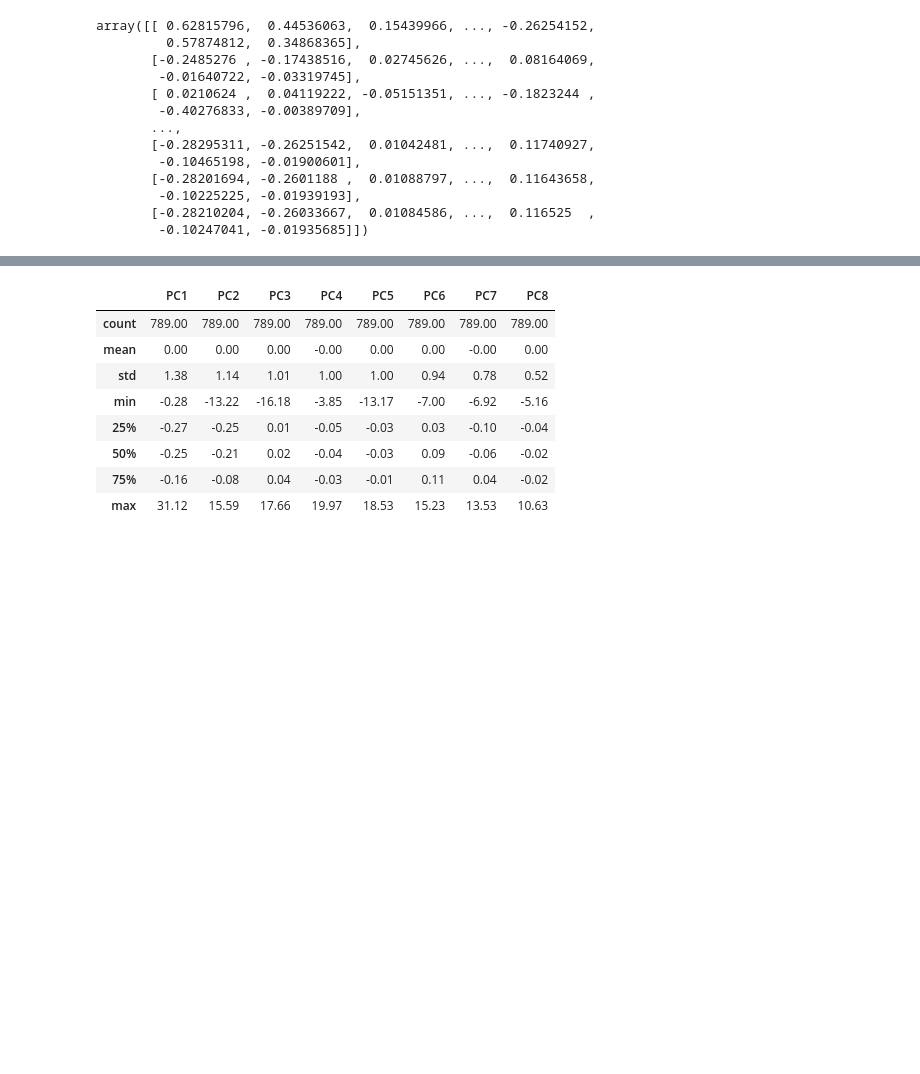
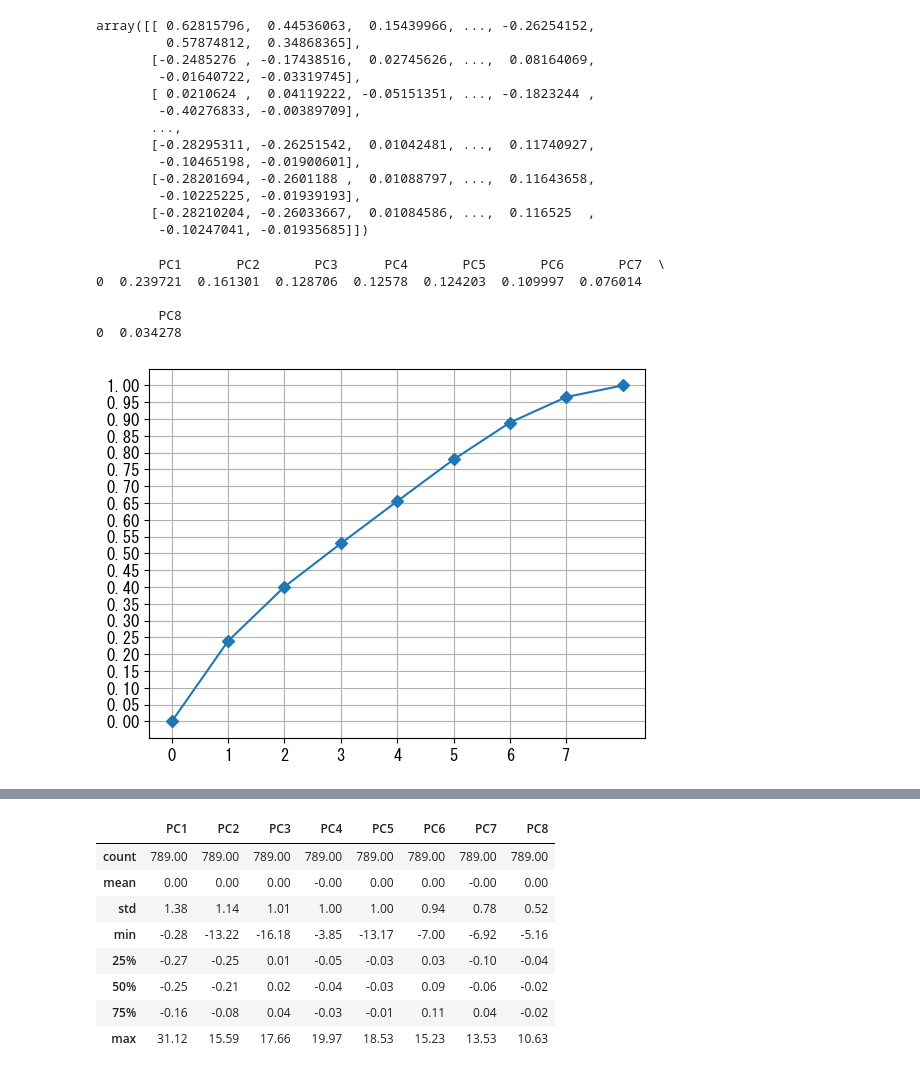
Before and after one commit to wonox/irdbscraping, a Jupyter notebook: irdb.ipynb, the cells around one changed output, grey strips where cells are left out. Cells and saved outputs as stored; diff of their text form; code cells hidden in the pictures; blank space fills up the shorter version.

```diff
--- a/irdb.ipynb
+++ b/irdb.ipynb
@@ -578,3 +579,24 @@ array([[ 0.62815796,  0.44536063,  0.15439966, ..., -0.26254152,
         -0.10225225, -0.01939193],
        [-0.28210204, -0.26033667,  0.01084586, ...,  0.116525  ,
         -0.10247041, -0.01935685]])
+# %%
+# 寄与率を求める
+pca_col = ["PC{}".format(x + 1) for x in range(len(df2205_all_std.columns))]
+# pca_col = ["PC{}".format(x + 1) for x in range(len(pca_row_df_o.columns))]
+df_con_ratio = pd.DataFrame([pca.explained_variance_ratio_], columns = pca_col)
+print(df_con_ratio)
+
+# 累積寄与率を図示する
+cum_con_ratio = np.hstack([0, pca.explained_variance_ratio_]).cumsum()
+plt.plot(cum_con_ratio, 'D-')
+plt.xticks(range(8))
+plt.yticks(np.arange(0,1.05,0.05))
+plt.grid()
+plt.show()
+# %% [output]
+        PC1       PC2       PC3      PC4       PC5       PC6       PC7  \
+0  0.239721  0.161301  0.128706  0.12578  0.124203  0.109997  0.076014
+
+        PC8
+0  0.034278
+[figure, added]
```
Also changed, not shown: parts of 6 cells of this notebook, 2 other files.
